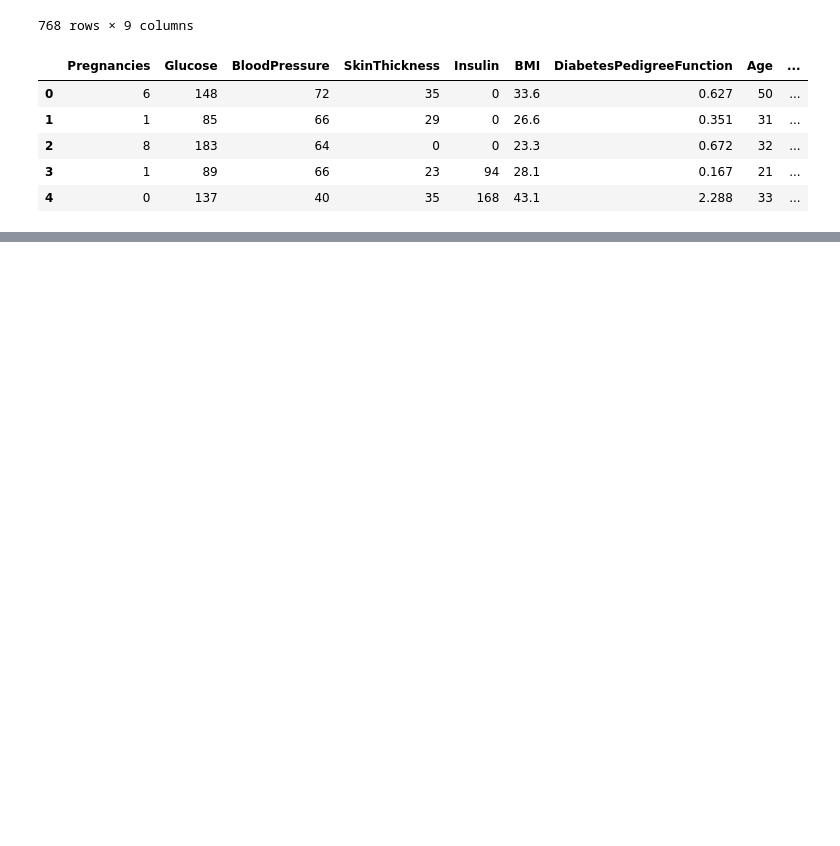
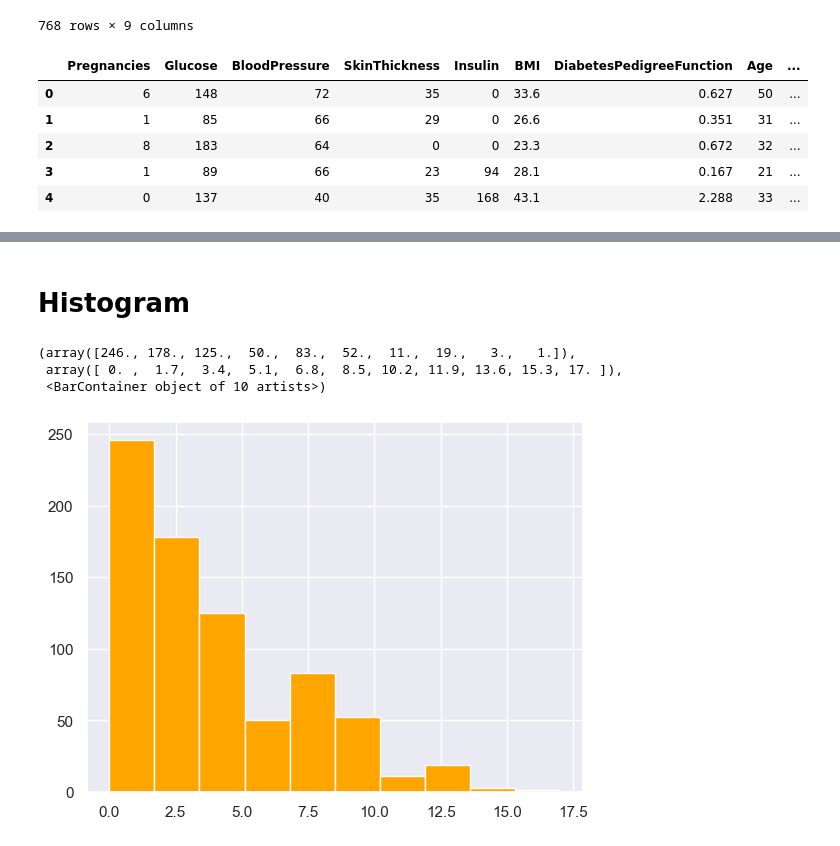
Before and after one commit to fl1pHover/aif-diabetes, a Jupyter notebook: Daibetes.ipynb, the cells around one changed output, grey strips where cells are left out. Drawn from its saved outputs; the diff is of its cells as text; code cells hidden in the pictures; blank space fills up the shorter version.

```diff
--- a/Daibetes.ipynb
+++ b/Daibetes.ipynb
@@ -32,0 +53,10 @@ AttributeError: 'DataFrame' object has no attribute 'descibe'
+# %%
+dt = diabetes
+
+def Mode(x):
+    a = pd.Series(x).value_counts()
+    return a.idxmax()
+
+mode = Mode(dt['Pregnancies'])
+
+mode
@@ -32,0 +124,9 @@ AttributeError: 'DataFrame' object has no attribute 'descibe'
+# %% [markdown]
+# Histogram
+# %%
+plt.hist(dt['Pregnancies'], color='orange')
+# %% [output]
+(array([246., 178., 125.,  50.,  83.,  52.,  11.,  19.,   3.,   1.]),
+ array([ 0. ,  1.7,  3.4,  5.1,  6.8,  8.5, 10.2, 11.9, 13.6, 15.3, 17. ]),
+ <BarContainer object of 10 artists>)
+[figure, added]
```
Also changed, not shown: parts of 26 cells of this notebook.
